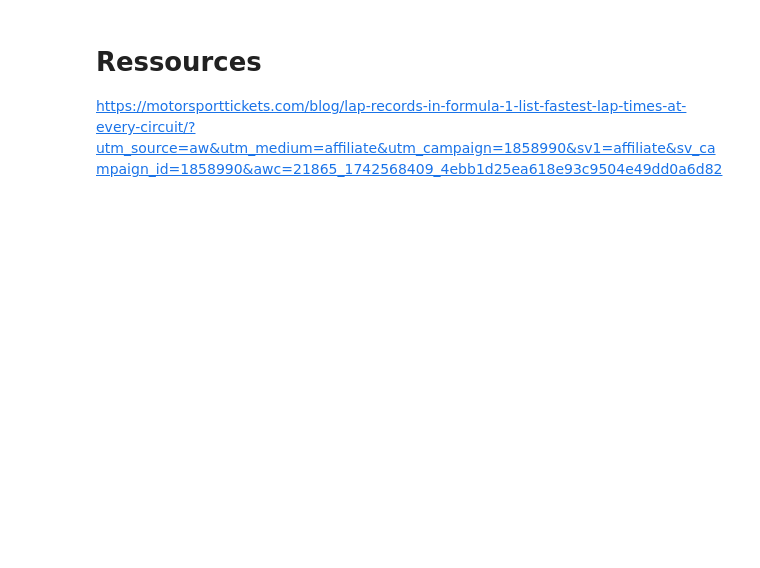
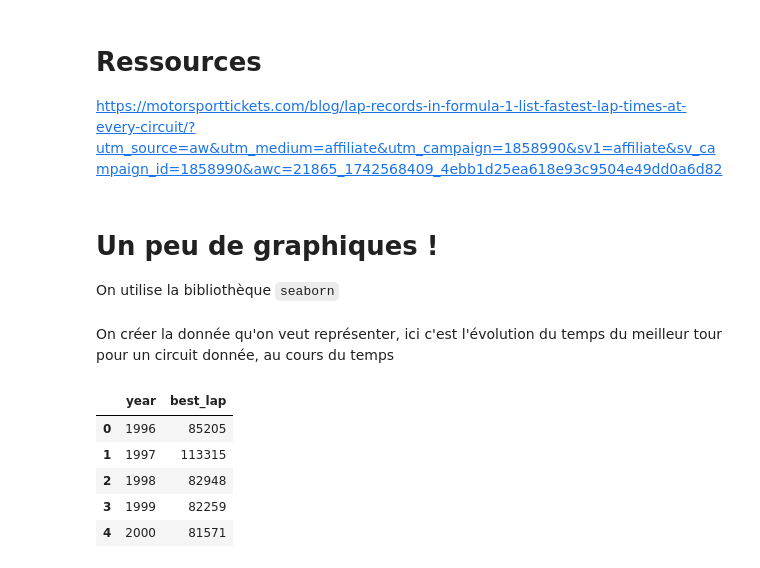
Before and after one commit to JasminNeveu5/projet-info, a Jupyter notebook: questions_obligatoires/meilleur_temps_circuit.ipynb, the cells around one changed output. Drawn from its saved outputs; the diff is of its cells as text; code cells hidden in the pictures; blank space fills up the shorter version.

```diff
--- a/questions_obligatoires/meilleur_temps_circuit.ipynb
+++ b/questions_obligatoires/meilleur_temps_circuit.ipynb
@@ -82,3 +47,29 @@ result.query("Circuit == ''")
 # %% [markdown]
 # Ressources
 https://motorsporttickets.com/blog/lap-records-in-formula-1-list-fastest-lap-times-at-every-circuit/?utm_source=aw&utm_medium=affiliate&utm_campaign=1858990&sv1=affiliate&sv_campaign_id=1858990&awc=21865_1742568409_4ebb1d25ea618e93c9504e49dd0a6d82
+# %% [markdown]
+# Un peu de graphiques !
+
+On utilise la bibliothèque `seaborn`
+# %% [markdown]
+On créer la donnée qu'on veut représenter, ici c'est l'évolution du temps du meilleur tour pour un circuit donnée, au cours du temps
+# %%
+circuit = 'Monte-Carlo'
+res = (
+    lap_times.merge(races, on="raceId")
+    .merge(circuits, on="circuitId")
+    .query(f"location == '{circuit}'")
+    .groupby("year")
+    .agg(best_lap=("milliseconds", "min"))
+    .reset_index()
+)
+
+res["best_lap"] = res["best_lap"]
+res.head()
+# %% [output]
+|  | year | best_lap |
+| 0 | 1996 | 85205 |
+| 1 | 1997 | 113315 |
+| 2 | 1998 | 82948 |
+| 3 | 1999 | 82259 |
+| 4 | 2000 | 81571 |
```
Also changed, not shown: parts of 4 cells of this notebook.
